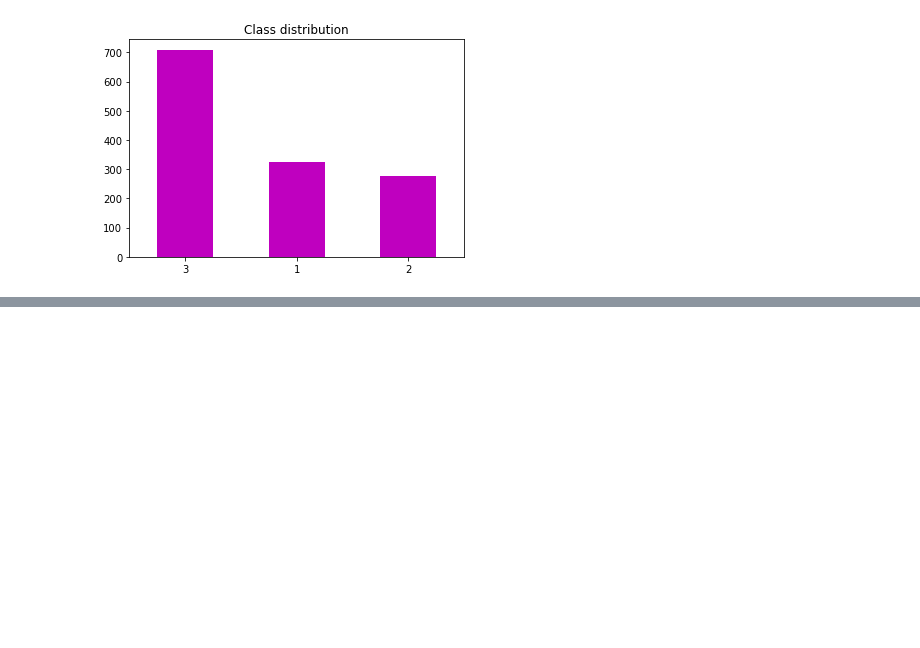
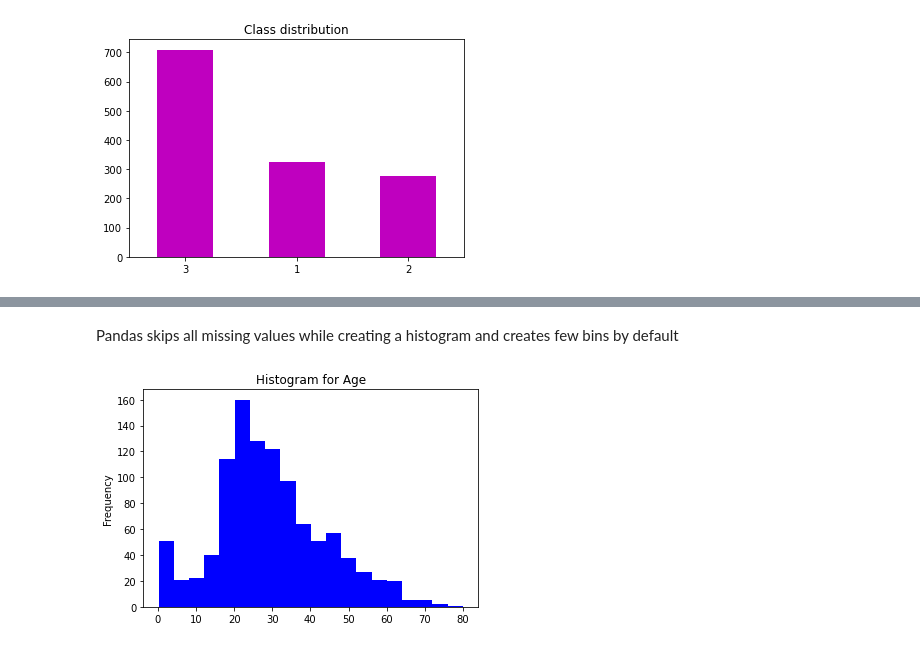
Before and after one commit to GoroCollins/titanic-disaster, a Jupyter notebook: notebooks/Data Processing.ipynb, the cells around one changed output, grey strips where cells are left out. Cells and saved outputs as stored; diff of their text form; code cells hidden in the pictures; blank space fills up the shorter version.

```diff
--- a/notebooks/Data Processing.ipynb
+++ b/notebooks/Data Processing.ipynb
@@ -293,0 +304,7 @@ df.Pclass.value_counts().plot(kind='bar', rot=0, title='Class distribution', col
+# %% [markdown]
+Pandas skips all missing values while creating a histogram and creates few bins by default
+# %%
+# use bins parameter to increase or decrease the number of bins
+df.Age.plot(kind='hist', title='Histogram for Age', color='b', bins=20);
+# %% [output]
+[figure, added]
```
Also changed, not shown: parts of 126 cells of this notebook.
